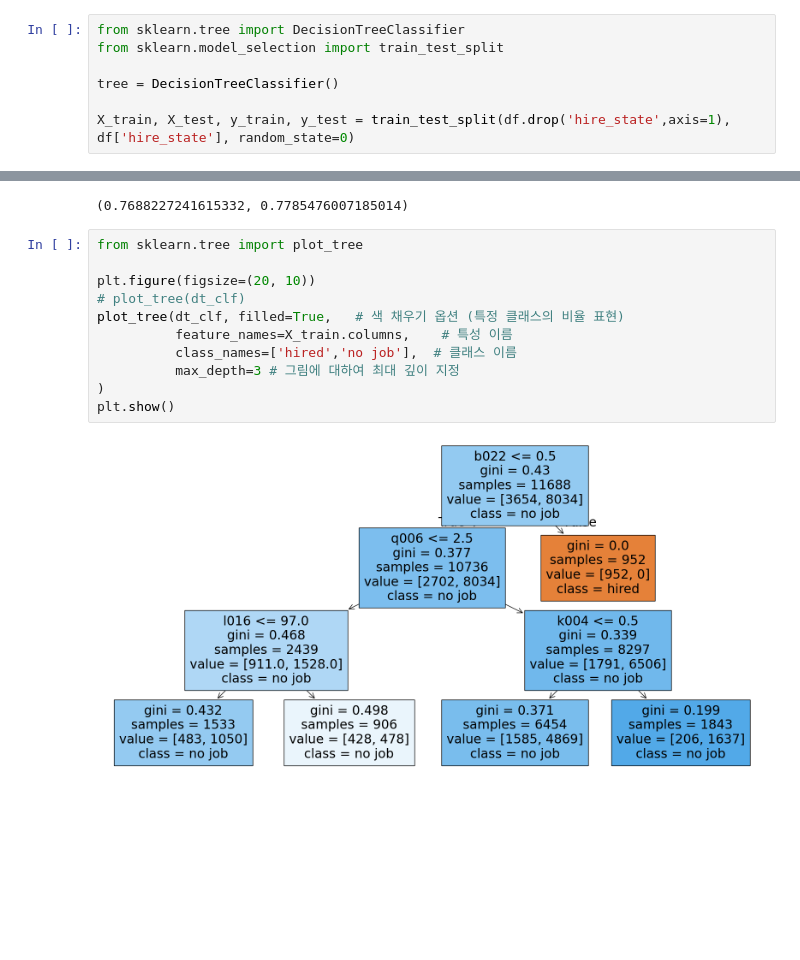
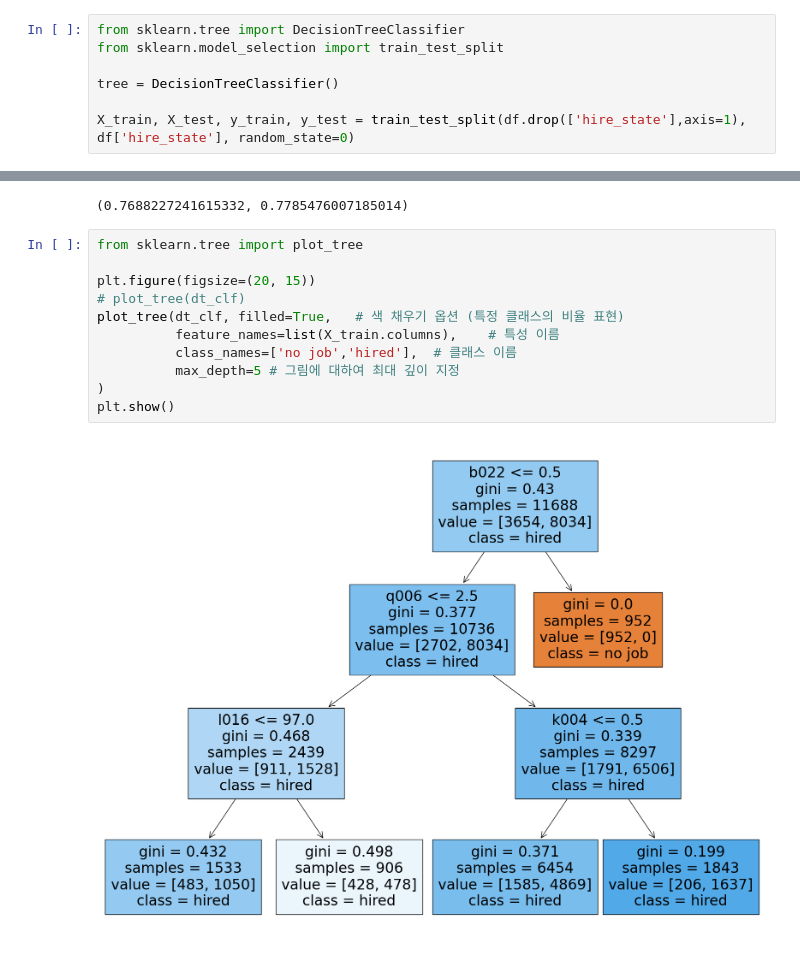
Before and after one commit to Encore-SKN-9/ml_4team, a Jupyter notebook: ml.ipynb, the cells around one changed output, grey strips where cells are left out. Saved outputs shown, nothing was run; the diff lists cells and outputs as text; blank space fills up the shorter version.

```diff
--- a/ml.ipynb
+++ b/ml.ipynb
@@ -30,7 +30,7 @@ from sklearn.model_selection import train_test_split
 
 tree = DecisionTreeClassifier()
 
-X_train, X_test, y_train, y_test = train_test_split(df.drop('hire_state',axis=1), df['hire_state'], random_state=0)
+X_train, X_test, y_train, y_test = train_test_split(df.drop(['hire_state'],axis=1), df['hire_state'], random_state=0)
 # %%
 dt_clf = DecisionTreeClassifier(random_state=0, max_depth=3)   # max_depth : 가지치기 (최대 깊이 지정)
 dt_clf.fit(X_train, y_train)
@@ -41,13 +41,13 @@ dt_clf.score(X_train, y_train), dt_clf.score(X_test, y_test)
 # %%
 from sklearn.tree import plot_tree
 
-plt.figure(figsize=(20, 10))
+plt.figure(figsize=(20, 15))
 # plot_tree(dt_clf)
 plot_tree(dt_clf, filled=True,   # 색 채우기 옵션 (특정 클래스의 비율 표현)
-          feature_names=X_train.columns,    # 특성 이름
-          class_names=['hired','no job'],  # 클래스 이름
-          max_depth=3 # 그림에 대하여 최대 깊이 지정
+          feature_names=list(X_train.columns),    # 특성 이름
+          class_names=['no job','hired'],  # 클래스 이름
+          max_depth=5 # 그림에 대하여 최대 깊이 지정
 )
 plt.show()
 # %% [output]
-[figure, old version]
+[figure, new version]
```
Also changed, not shown: parts of 9 cells of this notebook.
